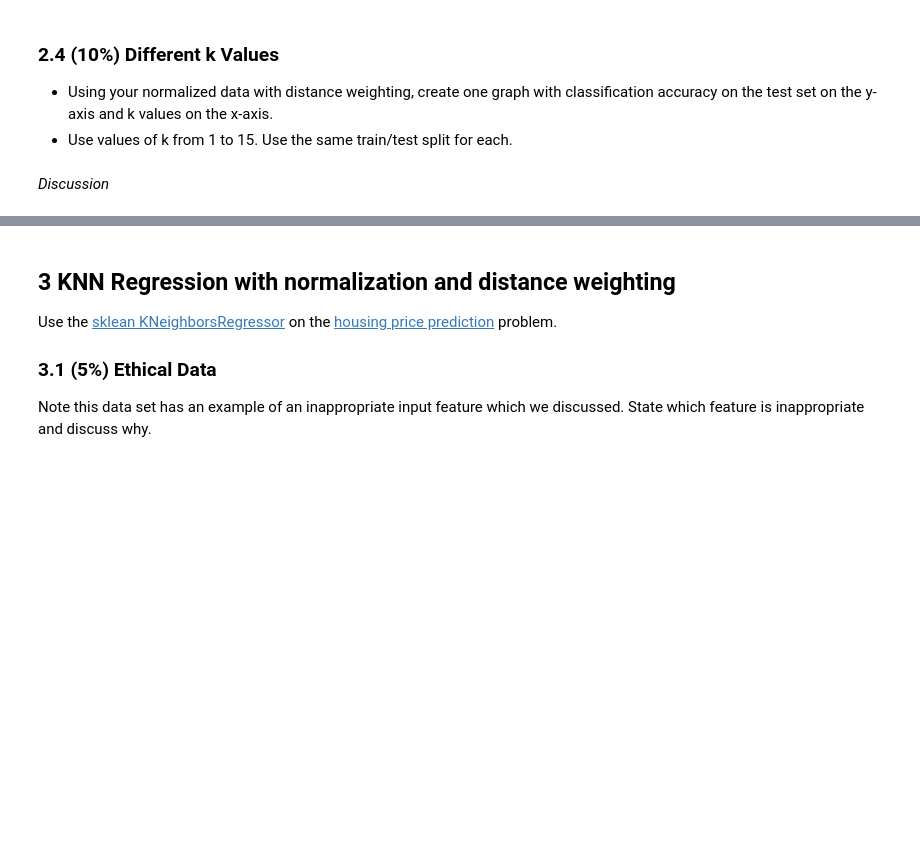
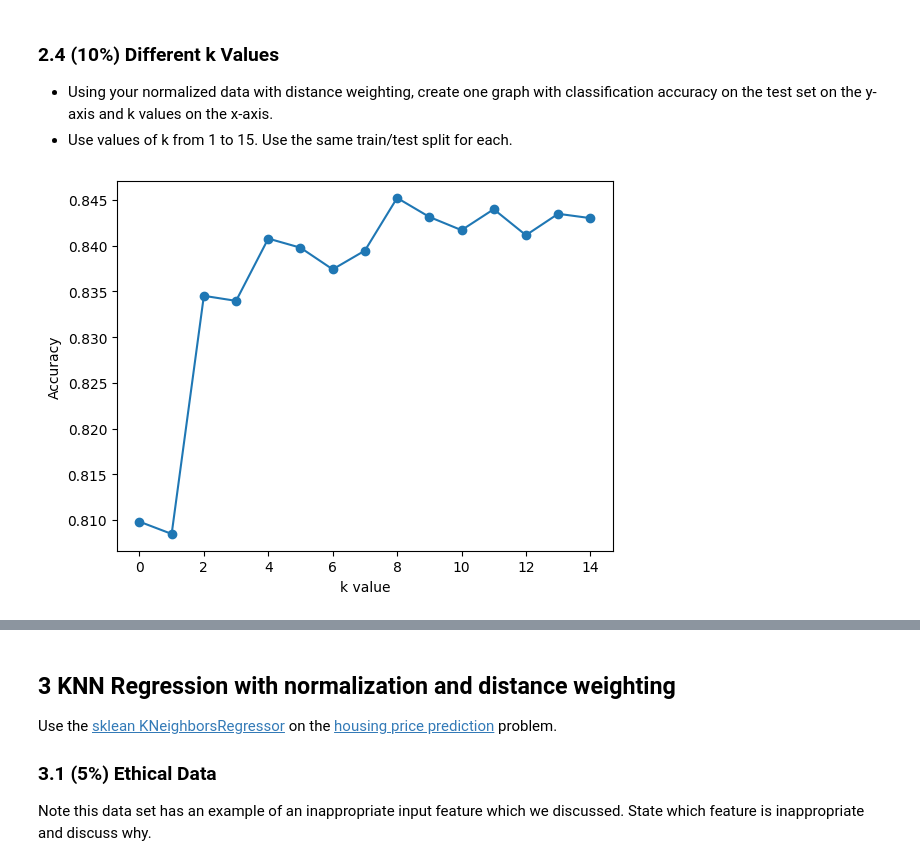
Before and after one commit to tchild1/CS-270-Intro-to-Machine-Learning, a Jupyter notebook: knnLab/KNN Lab.ipynb, the cells around one changed output, grey strips where cells are left out. Cells and saved outputs as stored; diff of their text form; code cells hidden in the pictures; blank space fills up the shorter version.

```diff
--- a/knnLab/KNN Lab.ipynb
+++ b/knnLab/KNN Lab.ipynb
@@ -310,2 +358,51 @@ Comparison and Discussion
-# %% [markdown]
-*Discussion*
+# %%
+# Calculate and Graph classification accuracy vs k values
+
+# Learn magic telescope data
+from sklearn.neighbors import KNeighborsClassifier
+from scipy.io import arff
+import pandas as pd
+from sklearn.model_selection import train_test_split
+from sklearn.preprocessing import LabelEncoder
+from sklearn.preprocessing import MinMaxScaler
+import matplotlib.pyplot as plt
+
+# get data
+magicData = arff.loadarff('magicTelescope.arff')
+
+# put data into a data frame
+magicDataFrame = pd.DataFrame(magicData[0])
+
+# define the target
+y = LabelEncoder().fit_transform(magicDataFrame['class:'])
+
+# define the features
+X = magicDataFrame.drop(columns='class:')
+
+# normalize data
+X = pd.DataFrame(MinMaxScaler().fit_transform(X), columns=X.columns)
+
+allTestSetAccuracies = []
+for k in range(1, 16):
+
+    testSetAccuraciesForK = []
+    for i in range(10):
+
+        # split data
+        X_train, X_test, y_train, y_test = train_test_split(X, y, test_size=0.2, train_size=0.8)
+
+        classifier = KNeighborsClassifier(n_neighbors=k, weights='distance')
+        classifier.fit(X_train, y_train)
+
+        testSetAccuraciesForK.append(classifier.score(X_test, y_test))
+
+    allTestSetAccuracies.append(sum(testSetAccuraciesForK)/len(testSetAccuraciesForK))
+
+
+plt.plot(range(len(allTestSetAccuracies)), allTestSetAccuracies, marker='o')
+plt.xlabel('k value')
+plt.ylabel('Accuracy')
+
+plt.show()
+# %% [output]
+[figure, added]
```
Also changed, not shown: parts of 6 cells of this notebook.
